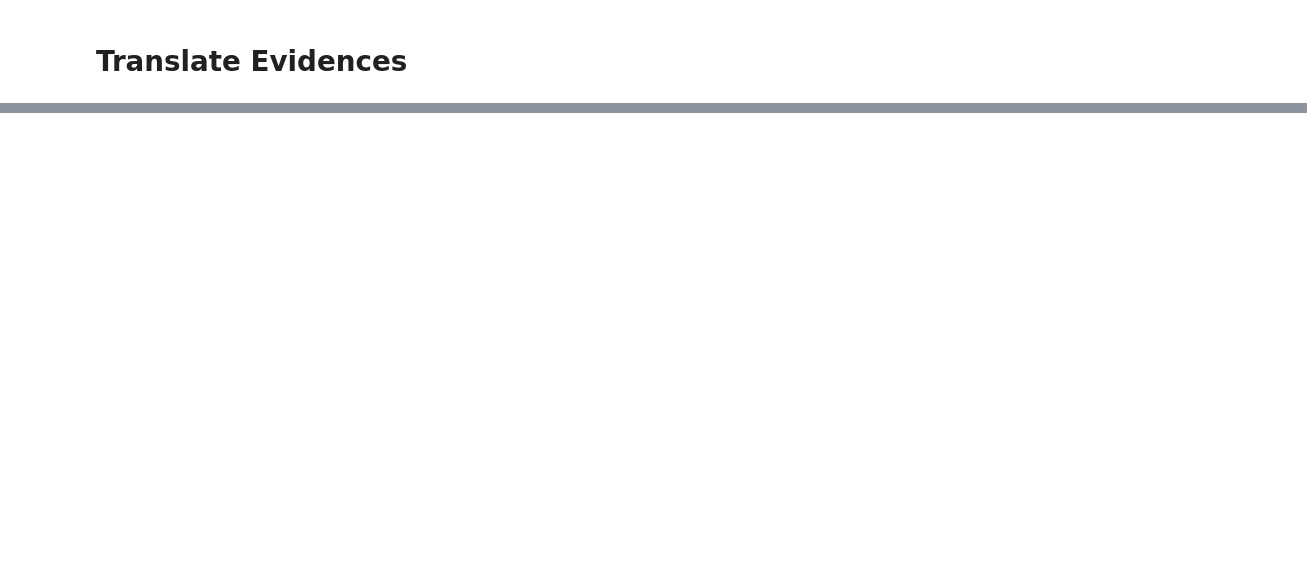
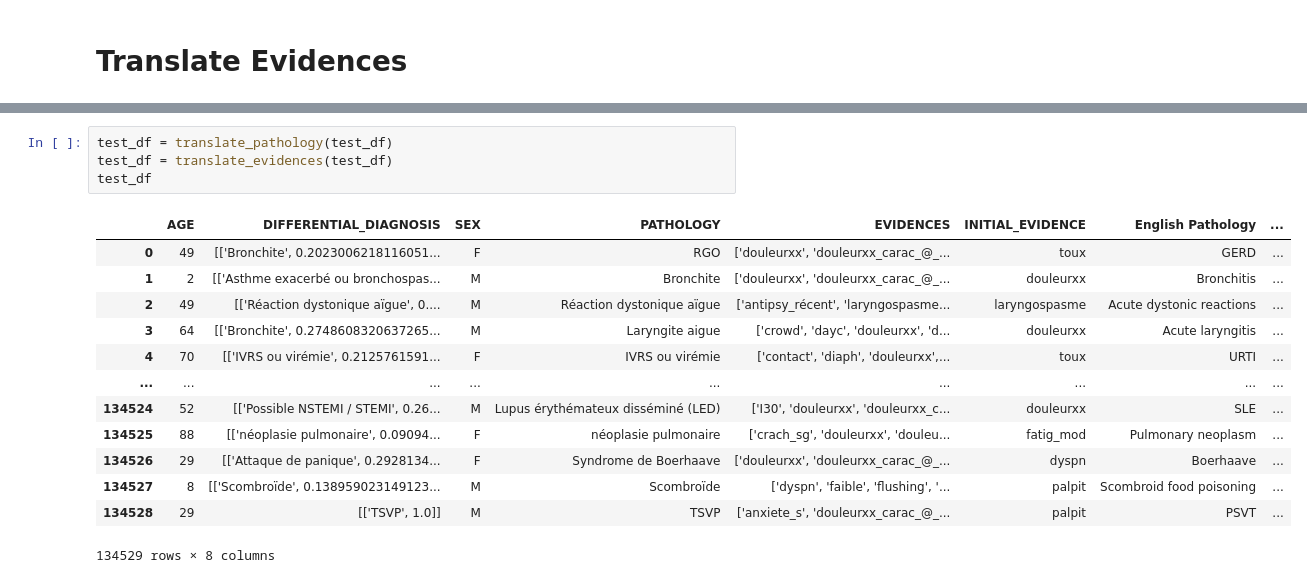
Before and after one commit to karishmagrana/NLP-Final-Project, a Jupyter notebook: DataProcessing.ipynb, the cells around one changed output, grey strips where cells are left out. Saved outputs shown, nothing was run; the diff lists cells and outputs as text; blank space fills up the shorter version.

```diff
--- a/DataProcessing.ipynb
+++ b/DataProcessing.ipynb
@@ -205,0 +202,18 @@ ww_dd
+# %%
+test_df = translate_pathology(test_df)
+test_df = translate_evidences(test_df)
+test_df
+# %% [output]
+|  | AGE | DIFFERENTIAL_DIAGNOSIS | SEX | PATHOLOGY | EVIDENCES | INITIAL_EVIDENCE | English Pathology | ... |
+| 0 | 49 | [['Bronchite', 0.2023006218116051... | F | RGO | ['douleurxx', 'douleurxx_carac_@_... | toux | GERD | ... |
+| 1 | 2 | [['Asthme exacerbé ou bronchospas... | M | Bronchite | ['douleurxx', 'douleurxx_carac_@_... | douleurxx | Bronchitis | ... |
+| 2 | 49 | [['Réaction dystonique aïgue', 0.... | M | Réaction dystonique aïgue | ['antipsy_récent', 'laryngospasme... | laryngospasme | Acute dystonic reactions | ... |
+| 3 | 64 | [['Bronchite', 0.2748608320637265... | M | Laryngite aigue | ['crowd', 'dayc', 'douleurxx', 'd... | douleurxx | Acute laryngitis | ... |
+| 4 | 70 | [['IVRS ou virémie', 0.2125761591... | F | IVRS ou virémie | ['contact', 'diaph', 'douleurxx',... | toux | URTI | ... |
+| ... | ... | ... | ... | ... | ... | ... | ... | ... |
+| 134524 | 52 | [['Possible NSTEMI / STEMI', 0.26... | M | Lupus érythémateux disséminé (LED) | ['I30', 'douleurxx', 'douleurxx_c... | douleurxx | SLE | ... |
+| 134525 | 88 | [['néoplasie pulmonaire', 0.09094... | F | néoplasie pulmonaire | ['crach_sg', 'douleurxx', 'douleu... | fatig_mod | Pulmonary neoplasm | ... |
+| 134526 | 29 | [['Attaque de panique', 0.2928134... | F | Syndrome de Boerhaave | ['douleurxx', 'douleurxx_carac_@_... | dyspn | Boerhaave | ... |
+| 134527 | 8 | [['Scombroïde', 0.138959023149123... | M | Scombroïde | ['dyspn', 'faible', 'flushing', '... | palpit | Scombroid food poisoning | ... |
+| 134528 | 29 | [['TSVP', 1.0]] | M | TSVP | ['anxiete_s', 'douleurxx_carac_@_... | palpit | PSVT | ... |
+134529 rows × 8 columns
```
Also changed, not shown: parts of 8 cells of this notebook.
